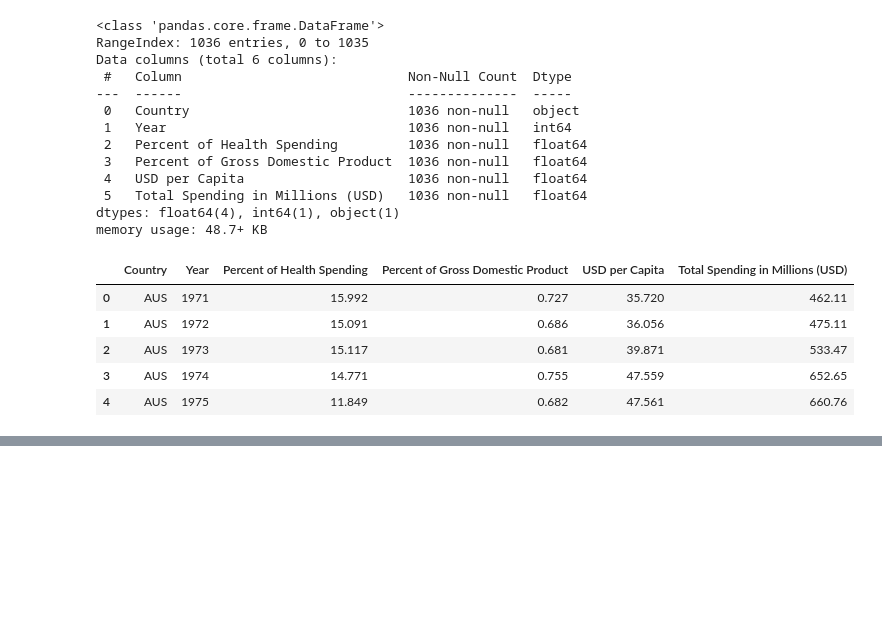
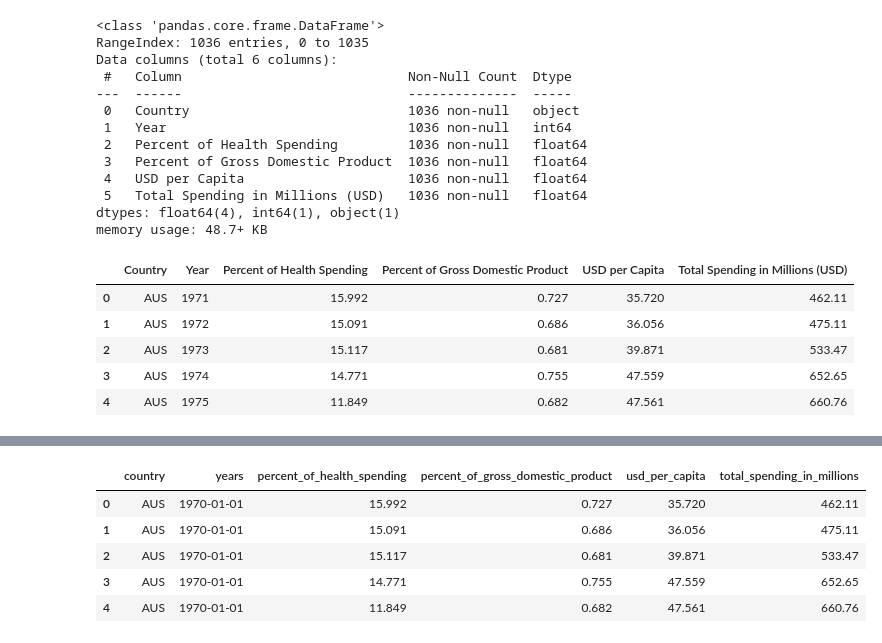
Before and after one commit to fbrowther/Pharmaceutical-Spending-Trend-by-OECD-Countries-Multipage-Plotly-Dash-Web-Application, a Jupyter notebook: Data_ETL.ipynb, the cells around one changed output, grey strips where cells are left out. Drawn from its saved outputs; the diff is of its cells as text; code cells hidden in the pictures; blank space fills up the shorter version.

```diff
--- a/Data_ETL.ipynb
+++ b/Data_ETL.ipynb
@@ -257,4 +258,21 @@ memory usage: 80.9+ KB
 1036 rows × 9 columns
+# %%
+df = data.rename(columns = {
+    'Country': 'country',
+    'Year': 'years',
+    'Percent of Health Spending':'percent_of_health_spending',
+    'Percent of Gross Domestic Product':'percent_of_gross_domestic_product',
+    'USD per Capita':'usd_per_capita',
+    'Total Spending in Millions (USD)': 'total_spending_in_millions'})
+
+df.head()
+# %% [output]
+|  | country | years | percent_of_health_spending | percent_of_gross_domestic_product | usd_per_capita | total_spending_in_millions |
+| 0 | AUS | 1970-01-01 | 15.992 | 0.727 | 35.720 | 462.11 |
+| 1 | AUS | 1970-01-01 | 15.091 | 0.686 | 36.056 | 475.11 |
+| 2 | AUS | 1970-01-01 | 15.117 | 0.681 | 39.871 | 533.47 |
+| 3 | AUS | 1970-01-01 | 14.771 | 0.755 | 47.559 | 652.65 |
+| 4 | AUS | 1970-01-01 | 11.849 | 0.682 | 47.561 | 660.76 |
 # %%
 engine = create_engine(f'postgresql://postgres:{password}@localhost:5432/Pharma')
 connection = engine.connect()
```
Also changed, not shown: parts of 5 cells of this notebook, 2 other files.
